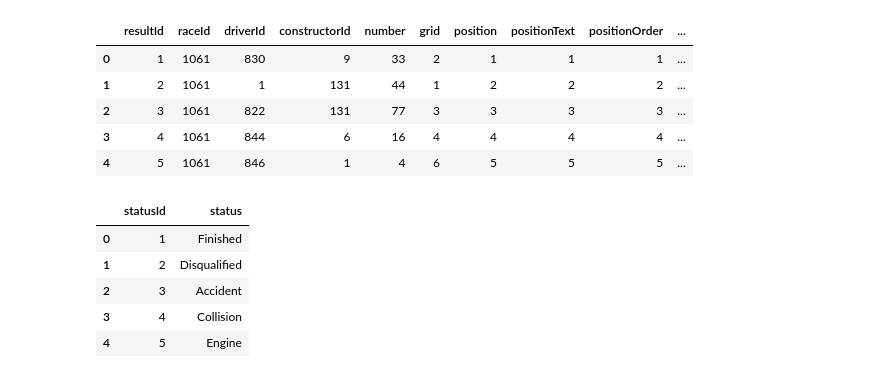
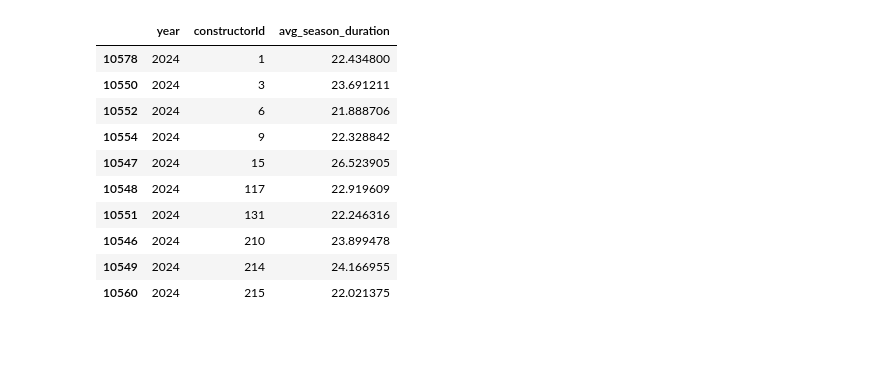
Before and after one commit to Maac111/F1-prediction, a Jupyter notebook: F1_model.ipynb, the cells around one changed output. Saved outputs shown, nothing was run; the diff lists cells and outputs as text; code cells hidden in the pictures; blank space fills up the shorter version.

```diff
--- a/F1_model.ipynb
+++ b/F1_model.ipynb
@@ -128,18 +87,0 @@ seasons.head()
-# %%
-sprint_results.head()
-# %% [output]
-|  | resultId | raceId | driverId | constructorId | number | grid | position | positionText | positionOrder | ... |
-| 0 | 1 | 1061 | 830 | 9 | 33 | 2 | 1 | 1 | 1 | ... |
-| 1 | 2 | 1061 | 1 | 131 | 44 | 1 | 2 | 2 | 2 | ... |
-| 2 | 3 | 1061 | 822 | 131 | 77 | 3 | 3 | 3 | 3 | ... |
-| 3 | 4 | 1061 | 844 | 6 | 16 | 4 | 4 | 4 | 4 | ... |
-| 4 | 5 | 1061 | 846 | 1 | 4 | 6 | 5 | 5 | 5 | ... |
-# %%
-status.head()
-# %% [output]
-|  | statusId | status |
-| 0 | 1 | Finished |
-| 1 | 2 | Disqualified |
-| 2 | 3 | Accident |
-| 3 | 4 | Collision |
-| 4 | 5 | Engine |
@@ -145,0 +97,24 @@ status.head()
+# %%
+# Stworzenie zmiennej ze średnim czasem trwania pit-stopu w sezonie dla poszczególnych teamów
+
+pit_stops_merged = pd.merge(pit_stops, results, on = ['driverId','raceId'], how = 'left')
+pit_stops_merged = pd.merge(pit_stops_merged, races, on = ['raceId'], how = 'left')
+pit_stops_merged = pit_stops_merged[['raceId','constructorId','duration','year']]
+pit_stops_merged['duration'] = pd.to_numeric(pit_stops_merged['duration'], errors='coerce')
+pit_stops_merged['avg_season_duration'] = pit_stops_merged.groupby(['constructorId', 'year'])['duration'].transform('mean')
+pit_stops_merged = pit_stops_merged[['year','constructorId','avg_season_duration']]
+pit_stops_merged = pit_stops_merged.drop_duplicates()
+# %%
+pit_stops_merged.loc[pit_stops_merged['year']==2024].sort_values(by='constructorId')
+# %% [output]
+|  | year | constructorId | avg_season_duration |
+| 10578 | 2024 | 1 | 22.434800 |
+| 10550 | 2024 | 3 | 23.691211 |
+| 10552 | 2024 | 6 | 21.888706 |
+| 10554 | 2024 | 9 | 22.328842 |
+| 10547 | 2024 | 15 | 26.523905 |
+| 10548 | 2024 | 117 | 22.919609 |
+| 10551 | 2024 | 131 | 22.246316 |
+| 10546 | 2024 | 210 | 23.899478 |
+| 10549 | 2024 | 214 | 24.166955 |
+| 10560 | 2024 | 215 | 22.021375 |
```
Also changed, not shown: parts of 23 cells of this notebook.
